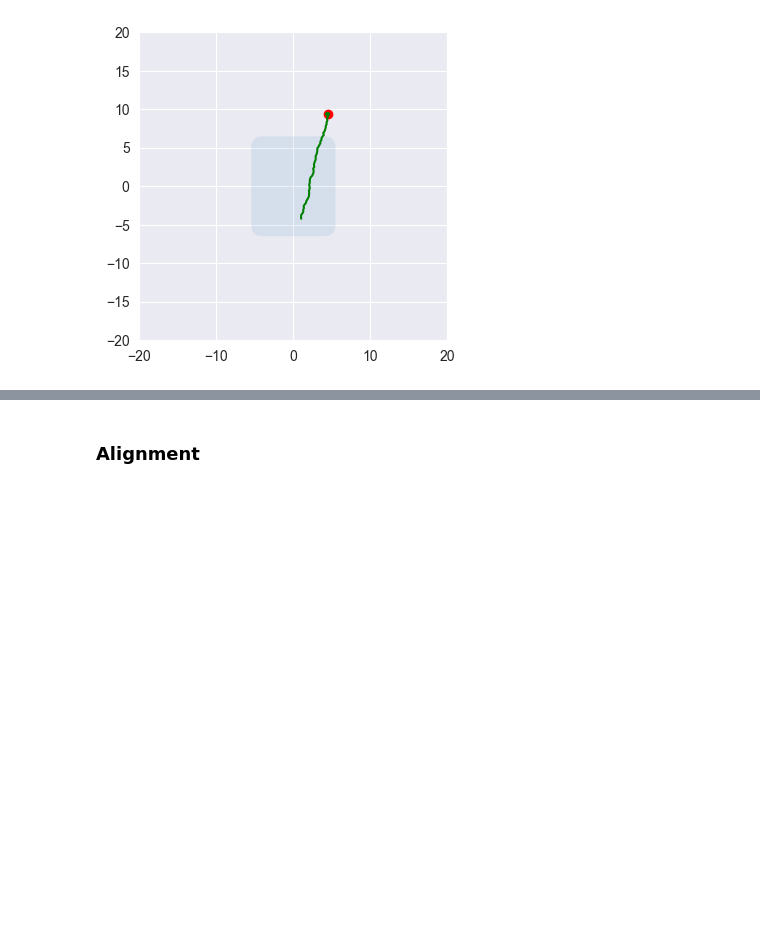
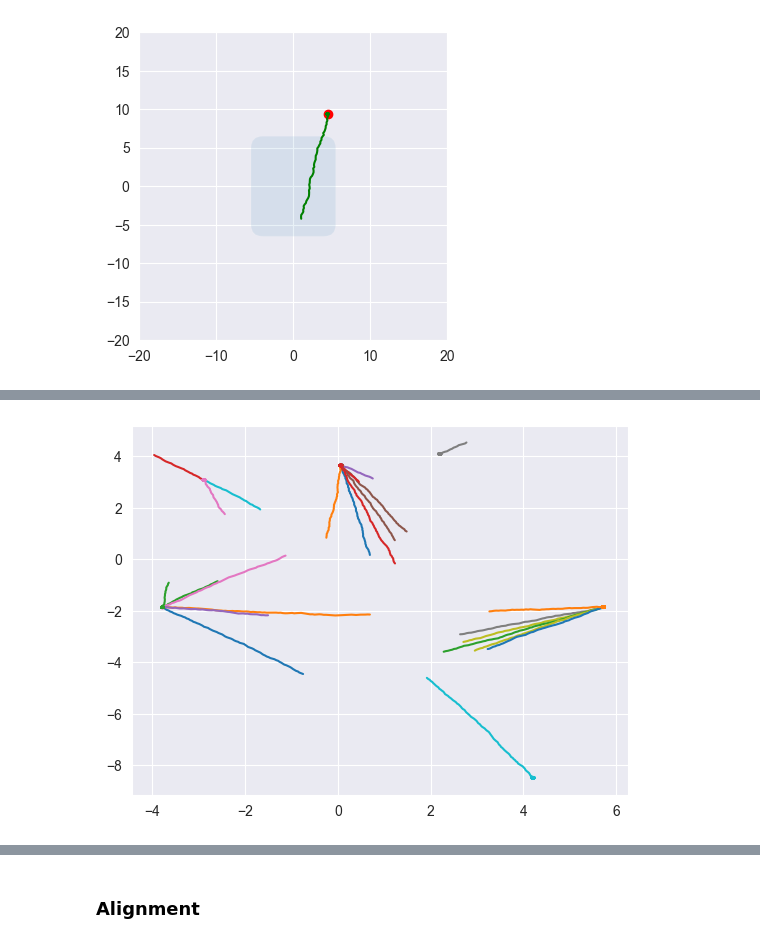
Before and after one commit to jerrymhuang/TogetherFlow, a Jupyter notebook: togetherflow/simulation_test.ipynb, the cells around one changed output, grey strips where cells are left out. Cells and saved outputs as stored; diff of their text form; code cells hidden in the pictures; blank space fills up the shorter version.

Commit message:
Inspect individual motion (brute)

```diff
--- a/togetherflow/simulation_test.ipynb
+++ b/togetherflow/simulation_test.ipynb
@@ -137,0 +161,17 @@ b.save('./../media/gif/position1.gif', writer=PillowWriter(fps=10))
+# %%
+timesteps = 1000
+num_agents = len(agent_pos)
+num_beacons = len(beacon_pos)
+
+individual_motions = np.zeros((num_agents, timesteps, 3), dtype=np.float32)
+
+for i in range(num_agents):
+
+    distance_to_beacon = np.linalg.norm(agent_pos[i] - beacon_pos, axis=1)
+    id = np.argmin(distance_to_beacon)
+
+    individual_sim = individual_motion(agent_pos[i], agent_rot[i], beacon_pos[id])
+
+    individual_motions[i] = individual_sim
+
+individual_motions
@@ -137,0 +196,5 @@ b.save('./../media/gif/position1.gif', writer=PillowWriter(fps=10))
+# %%
+for i in range(num_agents):
+    plt.plot(individual_motions[i, :,0], individual_motions[i, :, 1])
+# %% [output]
+[figure, added]
```
Also changed, not shown: parts of 10 cells of this notebook, 2 other files.
